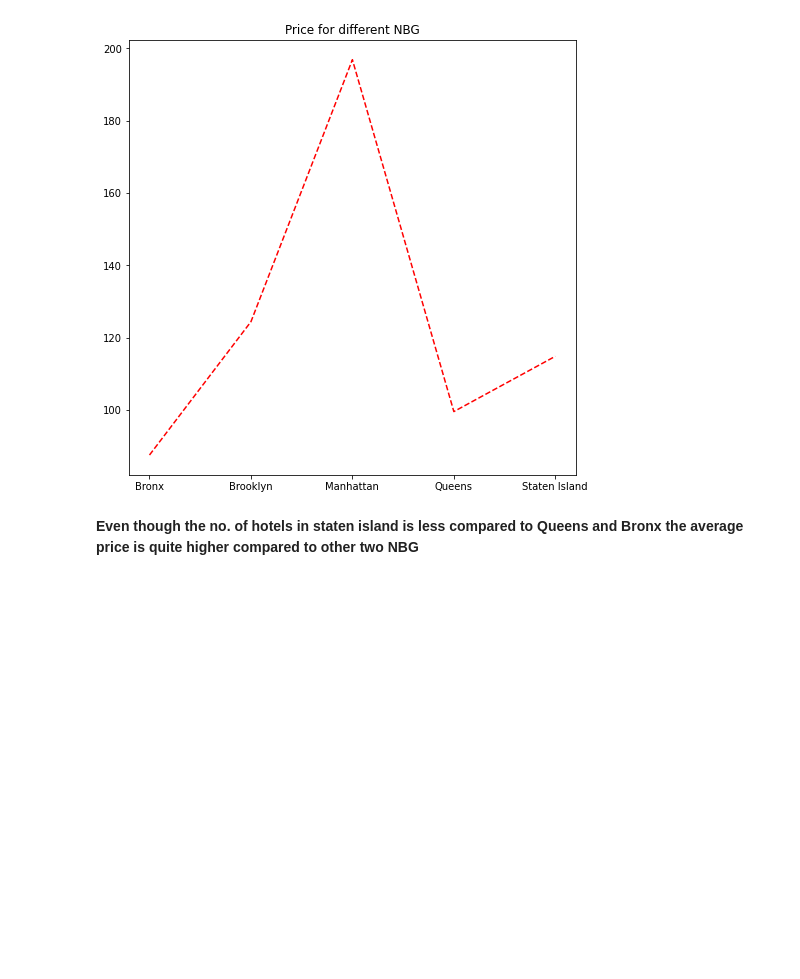
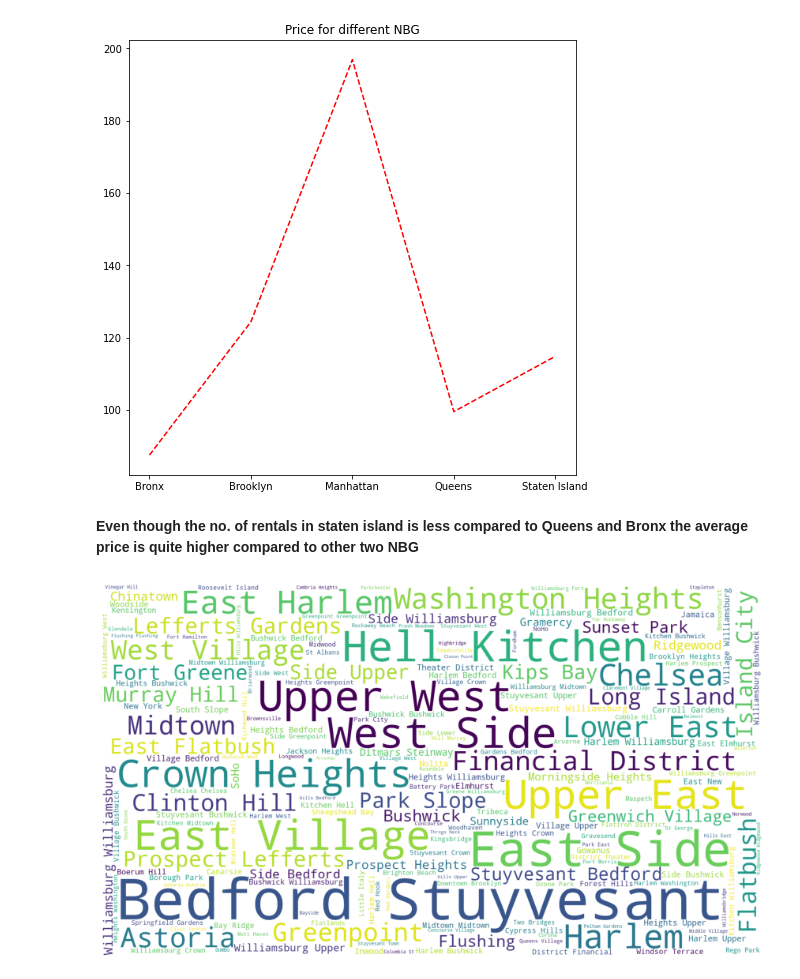
Before and after one commit to Aman7Rathore/AirBNB-EDA-, a Jupyter notebook: AirBnb_Booking_Analysis.ipynb, the cells around one changed output. Drawn from its saved outputs; the diff is of its cells as text; code cells hidden in the pictures; blank space fills up the shorter version.

```diff
--- a/AirBnb_Booking_Analysis.ipynb
+++ b/AirBnb_Booking_Analysis.ipynb
@@ -162,4 +162,4 @@ plt.show()
 # %% [output]
 [figure]
 # %% [markdown]
-**Even though the no. of hotels in staten island is less compared to Queens and Bronx the average price is quite higher compared to other two NBG**
+**Even though the no. of rentals in staten island is less compared to Queens and Bronx the average price is quite higher compared to other two NBG**
@@ -165,0 +170,15 @@ plt.show()
+# %%
+plt.figure(figsize=(15,15))
+
+wordcloud = WordCloud(    background_color='white',
+
+                          width = 1920,
+
+                          height = 1080).generate(' '.join(df.neighbourhood))
+
+
+plt.imshow(wordcloud)
+plt.axis('off')
+plt.show()
+# %% [output]
+[figure, added]
```
Also changed, not shown: parts of 2 cells of this notebook.
